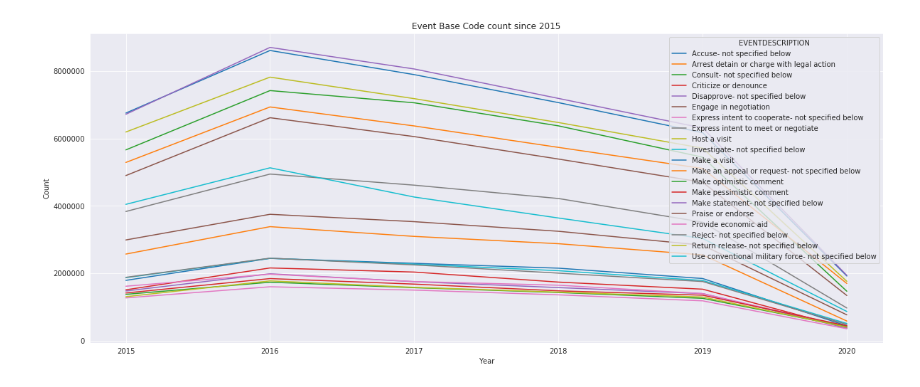
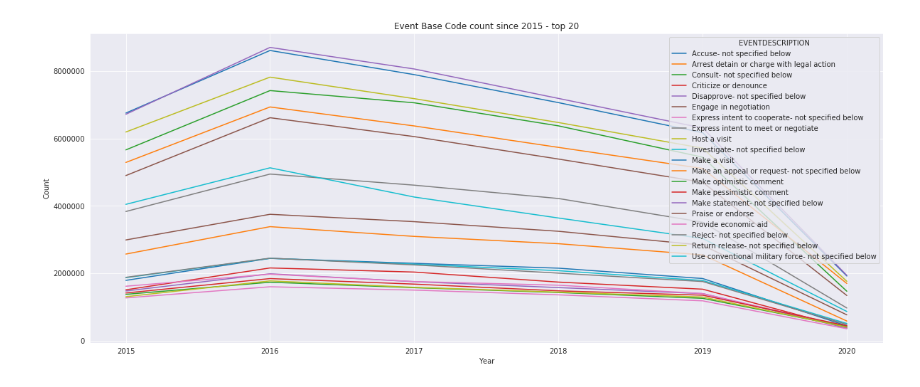
Before and after one commit to mijapa/GDELT, a Jupyter notebook: GLOBAL year eventBC count.ipynb, the cells around one changed output. Cells and saved outputs as stored; diff of their text form; code cells hidden in the pictures.

```diff
--- a/GLOBAL year eventBC count.ipynb
+++ b/GLOBAL year eventBC count.ipynb
@@ -21,13 +43,14 @@ g.figure.set_size_inches(20,8)
 # %%
-cols = GLyearEBC.groupby("EVENTDESCRIPTION", as_index=False).sum().sort_values(by="Count", ascending=False).head(20)['EVENTDESCRIPTION']
+n=20
+cols = GLyearEBC.groupby("EVENTDESCRIPTION", as_index=False).sum().sort_values(by="Count", ascending=False).head(n)['EVENTDESCRIPTION']
 s  = GLyearEBC.loc[GLyearEBC["EVENTDESCRIPTION"].isin(cols)]
 
 s = s.groupby(["Year","EVENTDESCRIPTION"]).agg({'Count':'sum'})
 g = s.unstack().plot(y='Count')
 g.set(ylabel='Count')
-g.set_title("Event Base Code count since 2015")
+g.set_title("Event Base Code count since 2015 - top {}".format(n))
 g.figure.set_size_inches(20,8)
-plt.savefig('text/fig/GLOBAL/EBC.png', bbox_inches='tight')
+plt.savefig('text/fig/GLOBAL/EBCtime.png', bbox_inches='tight')
 # %% [output]
-[figure, old version]
+[figure, new version]
 # %%
```
Also changed, not shown: parts of 4 cells of this notebook, 9 other files.
